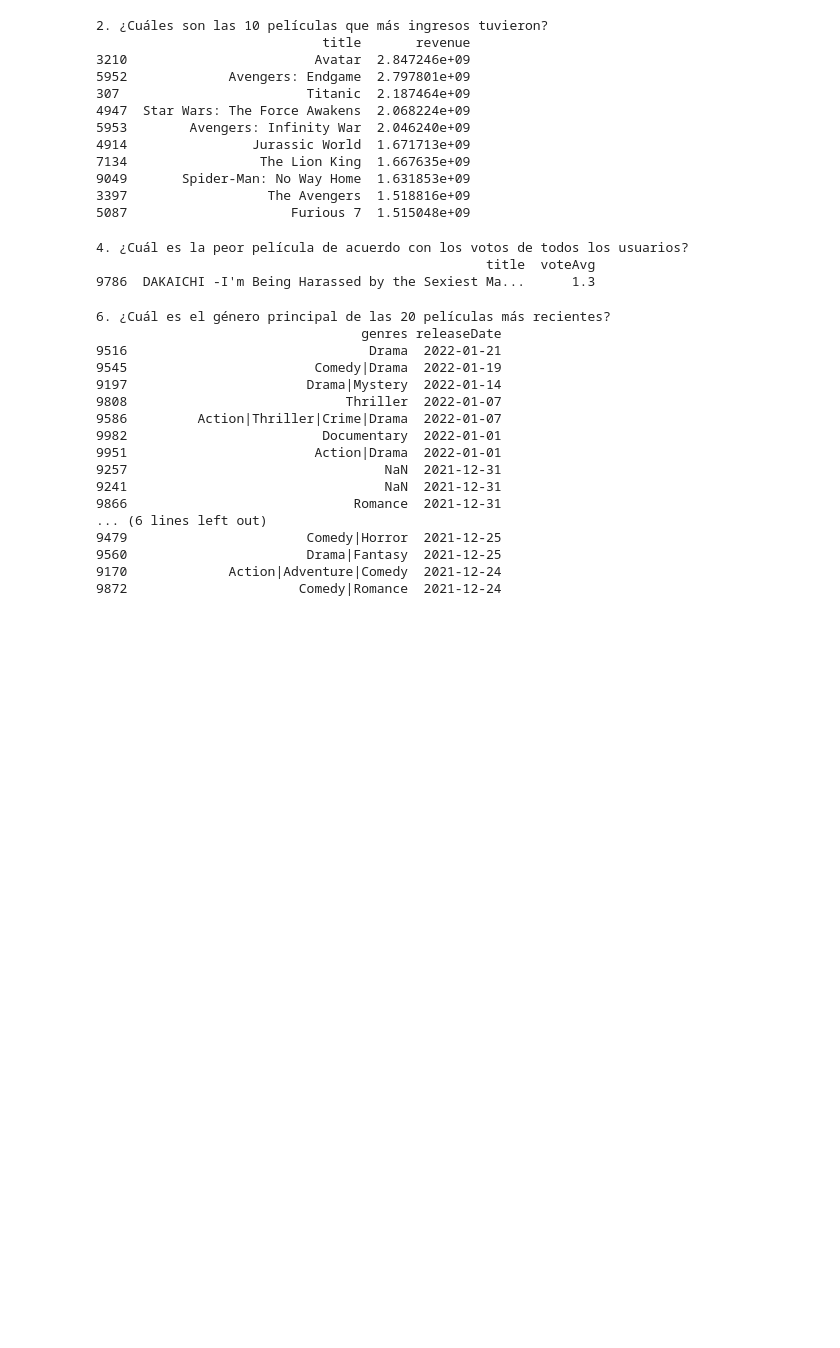
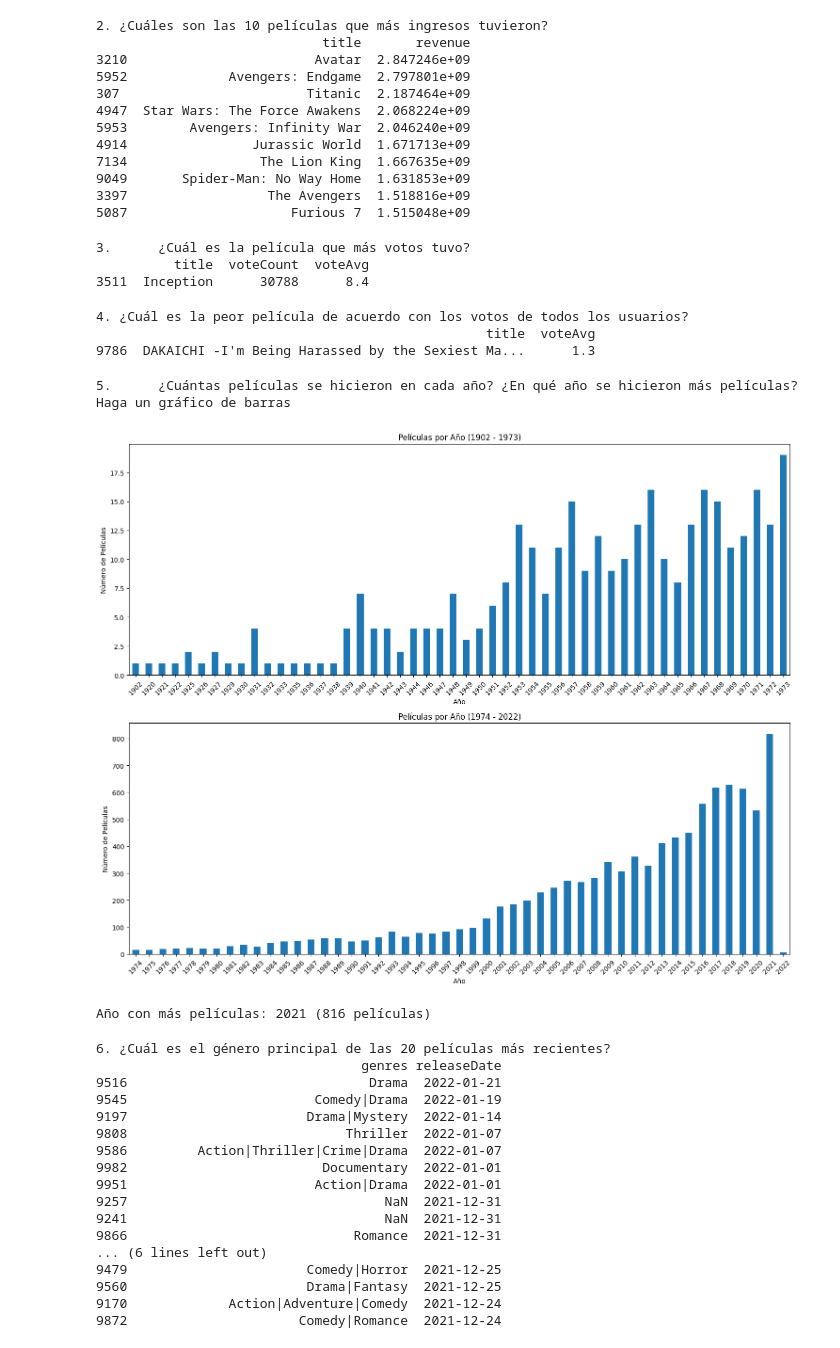
Before and after one commit to Fabiola-cc/CineVision_Studios, a Jupyter notebook: análisis_exploratorio copy.ipynb, the cells around one changed output. Drawn from its saved outputs; the diff is of its cells as text; code cells hidden in the pictures; blank space fills up the shorter version.

```diff
--- a/análisis_exploratorio copy.ipynb
+++ b/análisis_exploratorio copy.ipynb
@@ -454,6 +472,14 @@ print(top_10_ingresos)
 9049       Spider-Man: No Way Home  1.631853e+09
 3397                  The Avengers  1.518816e+09
 5087                     Furious 7  1.515048e+09
+# %%
+print('3.	¿Cuál es la película que más votos tuvo?')
+masvotada = datos.nlargest(1, 'voteCount')[['title', 'voteCount', 'voteAvg']]
+print(masvotada)
+# %% [output]
+3.      ¿Cuál es la película que más votos tuvo?
+          title  voteCount  voteAvg
+3511  Inception      30788      8.4
 # %%
 print("4. ¿Cuál es la peor película de acuerdo con los votos de todos los usuarios?")
 bottom_10_votes = datos[['title', 'voteAvg']].sort_values(by='voteAvg', ascending=True).head(1)
@@ -462,4 +488,46 @@ print(bottom_10_votes)
 4. ¿Cuál es la peor película de acuerdo con los votos de todos los usuarios?
                                                   title  voteAvg
 9786  DAKAICHI -I'm Being Harassed by the Sexiest Ma...      1.3
+# %%
+print('5.	¿Cuántas películas se hicieron en cada año? ¿En qué año se hicieron más películas? Haga un gráfico de barras')
+datos['year'] = pd.to_datetime(datos['releaseDate']).dt.year
+peliculas_por_year = datos['year'].value_counts().sort_index()
+
+# Quiero que sean dos gráficas para que se visualice mejor asi que busco el punto medio
+year = peliculas_por_year.index
+medio_year = year[len(year)//2]
+
+# Dividir datos
+primera_mitad = peliculas_por_year[peliculas_por_year.index <= medio_year]
+segunda_mitad = peliculas_por_year[peliculas_por_year.index > medio_year]
+
+# Crear subplots
+fig, (ax1, ax2) = plt.subplots(2, 1, figsize=(15, 12))
+
+# Gráfica primera mitad
+primera_mitad.plot(kind='bar', ax=ax1)
+ax1.set_title(f'Películas por Año ({primera_mitad.index.min()} - {primera_mitad.index.max()})')
+ax1.set_xlabel('Año')
+ax1.set_ylabel('Número de Películas')
+ax1.tick_params(axis='x', rotation=45)
+
+# Gráfica segunda mitad
+segunda_mitad.plot(kind='bar', ax=ax2)
+ax2.set_title(f'Películas por Año ({segunda_mitad.index.min()} - {segunda_mitad.index.max()})')
+ax2.set_xlabel('Año')
+ax2.set_ylabel('Número de Películas')
+ax2.tick_params(axis='x', rotation=45)
+
+plt.tight_layout()
+plt.show()
+
+# Año con más películas
+max_year = peliculas_por_year.idxmax()
+cantidad_max = peliculas_por_year.max()
+
+print(f"Año con más películas: {max_year} ({cantidad_max} películas)")
+# %% [output]
+5.      ¿Cuántas películas se hicieron en cada año? ¿En qué año se hicieron más películas? Haga un gráfico de barras
+[figure, added]
+Año con más películas: 2021 (816 películas)
 # %%
```
Also changed, not shown: parts of 9 cells of this notebook, 1 other file.
